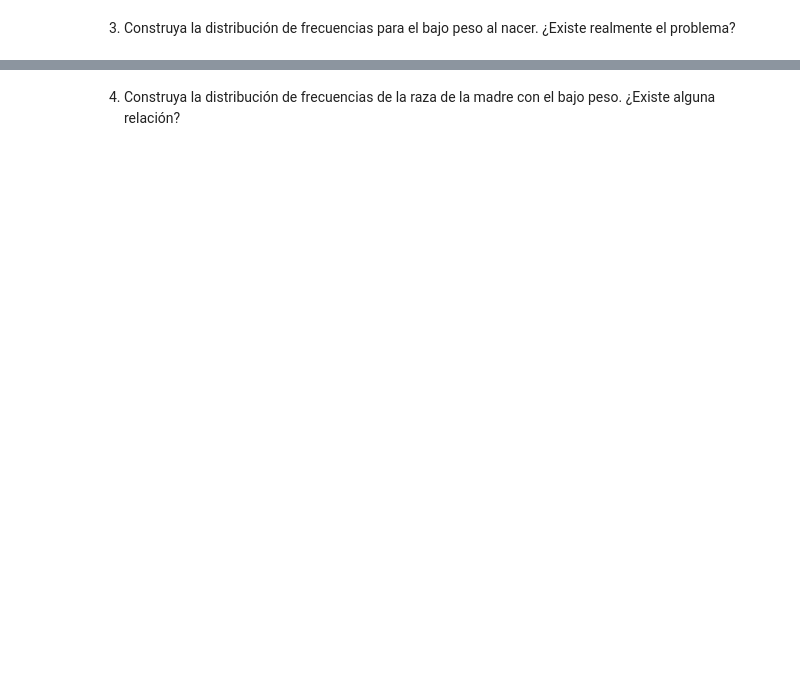
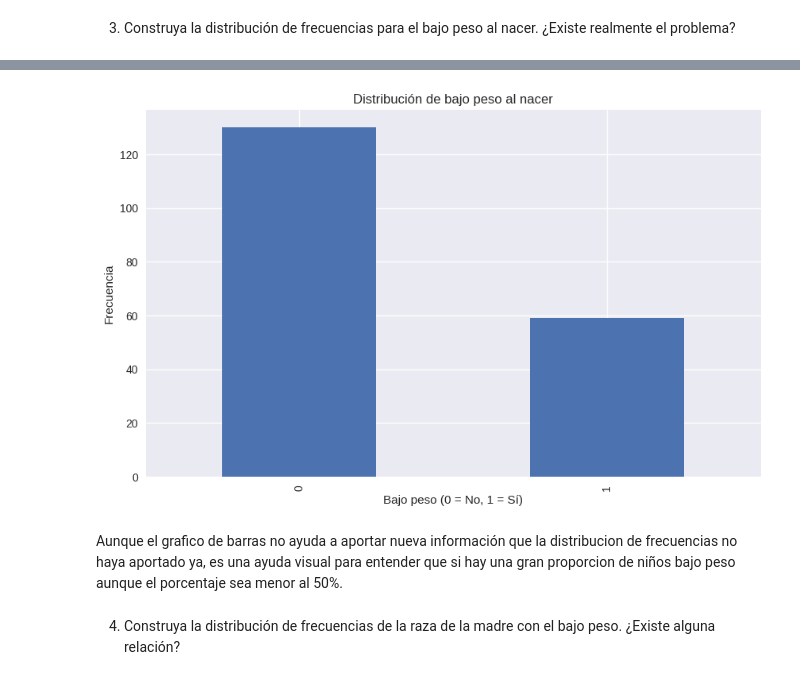
Before and after one commit to meg190/aplicadas-II-colabs, a Jupyter notebook: EA1_taller_python_notebook.ipynb, the cells around one changed output, grey strips where cells are left out. Drawn from its saved outputs; the diff is of its cells as text; code cells hidden in the pictures; blank space fills up the shorter version.

```diff
--- a/EA1_taller_python_notebook.ipynb
+++ b/EA1_taller_python_notebook.ipynb
@@ -944,22 +944,24 @@ except Exception as e:
 Saving Practica.csv to Practica.csv
 Archivos cargados: ['Practica.csv']
 # %%
-filename = 'https://raw.githubusercontent.com/profedaniel86/Clase-Bioestad-stica/refs/heads/main/Practica%20R/Practica.csv'  # ejemplo: "datos.csv" o "datos.xlsx"
+import pandas as pd
 
-df = None
+filename = "Practica.csv"
+
+Datos_estudiantes = None
 
 if filename is None:
     print("⚠️ Define filename con el nombre de tu archivo.")
 else:
     if filename.lower().endswith(".csv"):
-        df = pd.read_csv(filename, sep=";")  # Cambia sep="," si tu CSV usa comas
+        Datos_estudiantes = pd.read_csv(filename, sep=";")  # cambia a "," si da error
     elif filename.lower().endswith(".xlsx") or filename.lower().endswith(".xls"):
-        df = pd.read_excel(filename)
+        Datos_estudiantes = pd.read_excel(filename)
     elif filename.lower().endswith(".parquet"):
-        df = pd.read_parquet(filename)
+        Datos_estudiantes = pd.read_parquet(filename)
     else:
         raise ValueError("Tipo de archivo no soportado en este notebook base.")
 
-    print("✅ Dataset cargado. Filas/Columnas:", df.shape)
+    print("✅ Dataset cargado. Filas/Columnas:", Datos_estudiantes.shape)
 # %% [output]
 ✅ Dataset cargado. Filas/Columnas: (189, 11)
@@ -970,2 +1028,13 @@ else:
+# %%
+df["Bajo_peso"].value_counts().sort_index().plot(kind="bar")
+
+plt.title("Distribución de bajo peso al nacer")
+plt.xlabel("Bajo peso (0 = No, 1 = Sí)")
+plt.ylabel("Frecuencia")
+plt.show()
+# %% [output]
+[figure, added]
+# %% [markdown]
+Aunque el grafico de barras no ayuda a aportar nueva información que la distribucion de frecuencias no haya aportado ya, es una ayuda visual para entender que si hay una gran proporcion de niños bajo peso aunque el porcentaje sea menor al 50%.
 # %% [markdown]
 4. Construya la distribución de frecuencias de la raza de la madre con el bajo peso. ¿Existe alguna relación?
```
Also changed, not shown: parts of 12 cells of this notebook.
